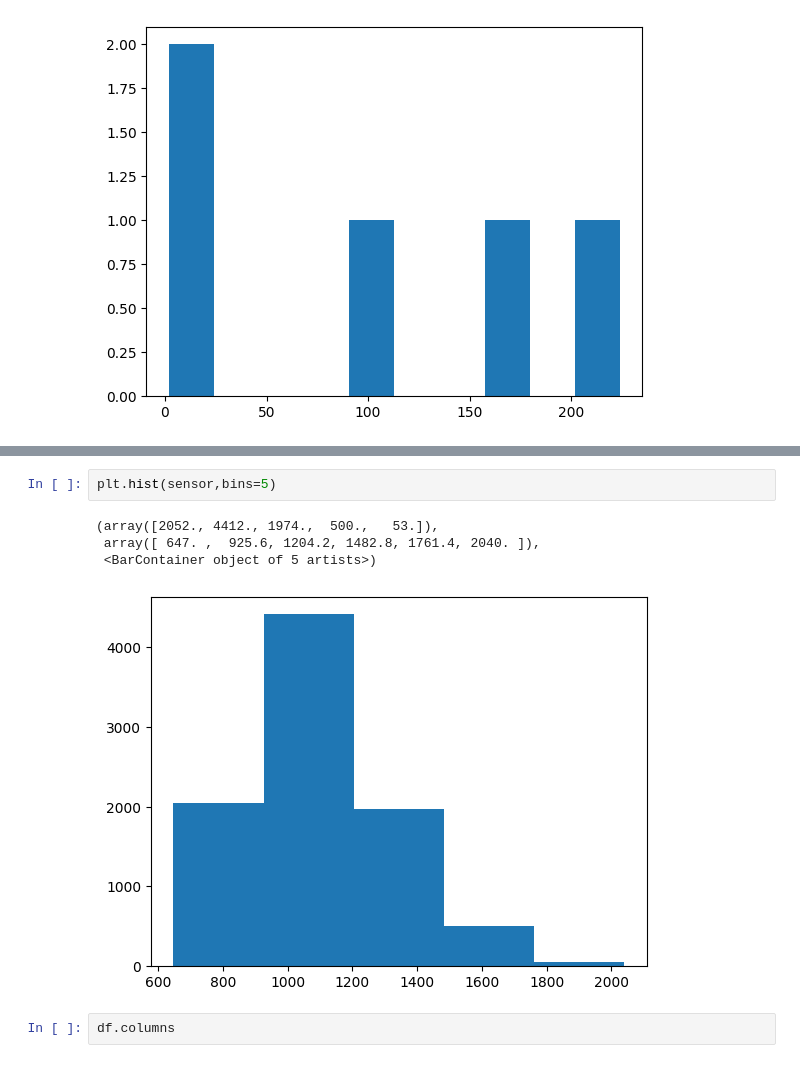
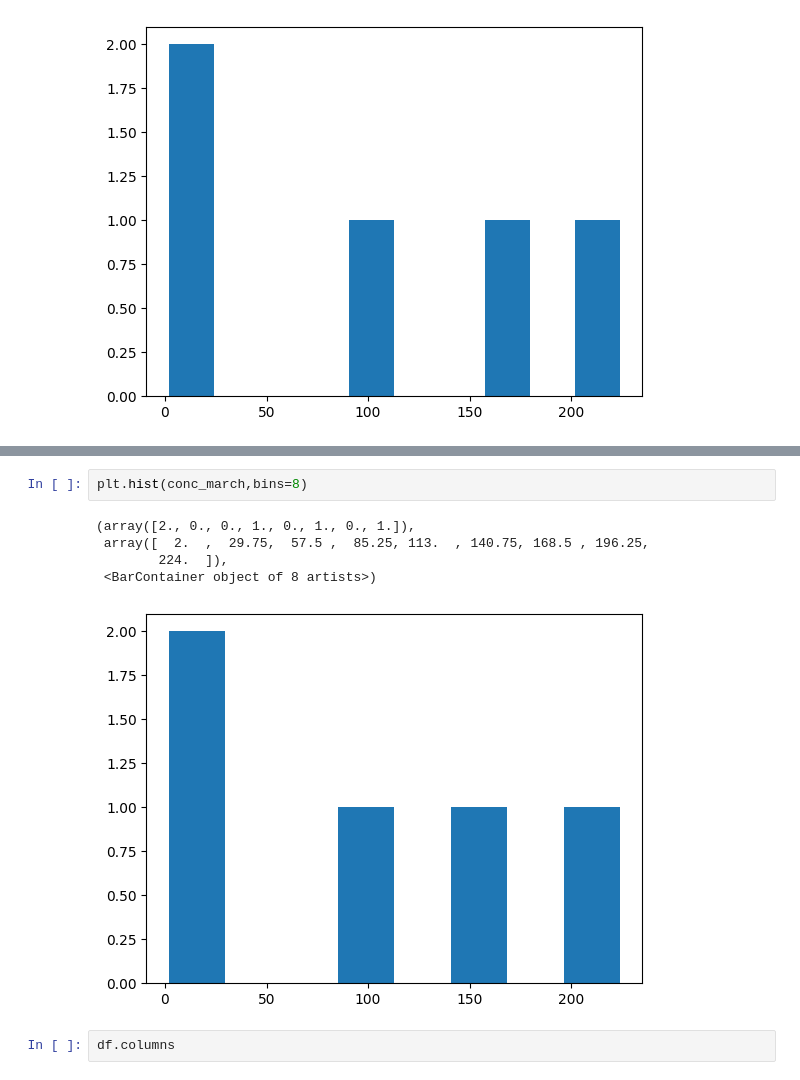
Before and after one commit to Sharu2507/EDA-project, a Jupyter notebook: airqualityproject.ipynb, the cells around one changed output, grey strips where cells are left out. Cells and saved outputs as stored; diff of their text form.

```diff
--- a/airqualityproject.ipynb
+++ b/airqualityproject.ipynb
@@ -364,10 +364,11 @@ plt.scatter(Air,categories)
 # %%
-plt.hist(sensor,bins=5)
+plt.hist(conc_march,bins=8)
 # %% [output]
-(array([2052., 4412., 1974.,  500.,   53.]),
- array([ 647. ,  925.6, 1204.2, 1482.8, 1761.4, 2040. ]),
- <BarContainer object of 5 artists>)
+(array([2., 0., 0., 1., 0., 1., 0., 1.]),
+ array([  2.  ,  29.75,  57.5 ,  85.25, 113.  , 140.75, 168.5 , 196.25,
+        224.  ]),
+ <BarContainer object of 8 artists>)
-[figure, old version]
+[figure, new version]
 # %%
 df.columns
 # %% [output]
```
Also changed, not shown: parts of 2 cells of this notebook.
